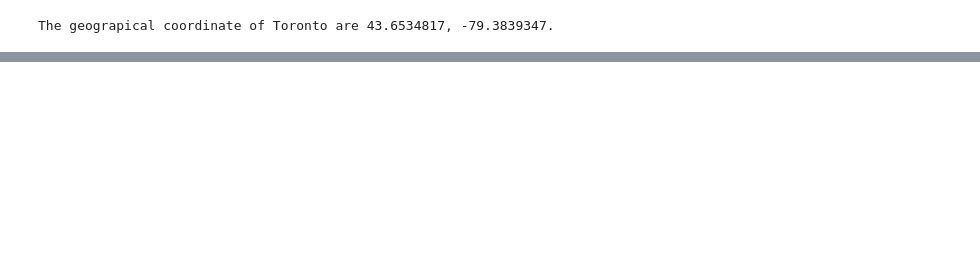
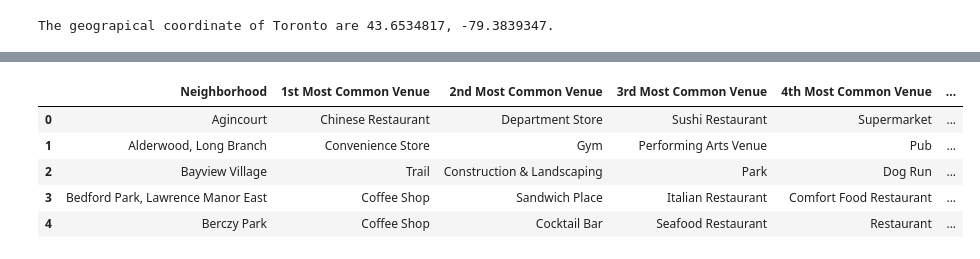
Before and after one commit to hailinlwang/Coursera_Capstone, a Jupyter notebook: Coursera Capstone Notebook.ipynb, the cells around one changed output, grey strips where cells are left out. Saved outputs shown, nothing was run; the diff lists cells and outputs as text; code cells hidden in the pictures; blank space fills up the shorter version.

```diff
--- a/Coursera Capstone Notebook.ipynb
+++ b/Coursera Capstone Notebook.ipynb
@@ -202,0 +328,35 @@ The geograpical coordinate of Toronto are 43.6534817, -79.3839347.
+# %%
+# Sort venues in descneding order function
+def return_most_common_venues(row, num_top_venues):
+    row_categories = row.iloc[1:]
+    row_categories_sorted = row_categories.sort_values(ascending=False)
+
+    return row_categories_sorted.index.values[0:num_top_venues]
+# %%
+num_top_venues = 10
+
+indicators = ['st', 'nd', 'rd']
+
+# create columns according to number of top venues
+columns = ['Neighborhood']
+for ind in np.arange(num_top_venues):
+    try:
+        columns.append('{}{} Most Common Venue'.format(ind+1, indicators[ind]))
+    except:
+        columns.append('{}th Most Common Venue'.format(ind+1))
+
+# create a new dataframe
+neighborhoods_venues_sorted = pd.DataFrame(columns=columns)
+neighborhoods_venues_sorted['Neighborhood'] = venues_grouped['Neighborhood']
+
+for ind in np.arange(venues_grouped.shape[0]):
+    neighborhoods_venues_sorted.iloc[ind, 1:] = return_most_common_venues(venues_grouped.iloc[ind, :], num_top_venues)
+
+neighborhoods_venues_sorted.head()
+# %% [output]
+|  | Neighborhood | 1st Most Common Venue | 2nd Most Common Venue | 3rd Most Common Venue | 4th Most Common Venue | ... |
+| 0 | Agincourt | Chinese Restaurant | Department Store | Sushi Restaurant | Supermarket | ... |
+| 1 | Alderwood, Long Branch | Convenience Store | Gym | Performing Arts Venue | Pub | ... |
+| 2 | Bayview Village | Trail | Construction & Landscaping | Park | Dog Run | ... |
+| 3 | Bedford Park, Lawrence Manor East | Coffee Shop | Sandwich Place | Italian Restaurant | Comfort Food Restaurant | ... |
+| 4 | Berczy Park | Coffee Shop | Cocktail Bar | Seafood Restaurant | Restaurant | ... |
```
Also changed, not shown: parts of 24 cells of this notebook, 2 other files.
